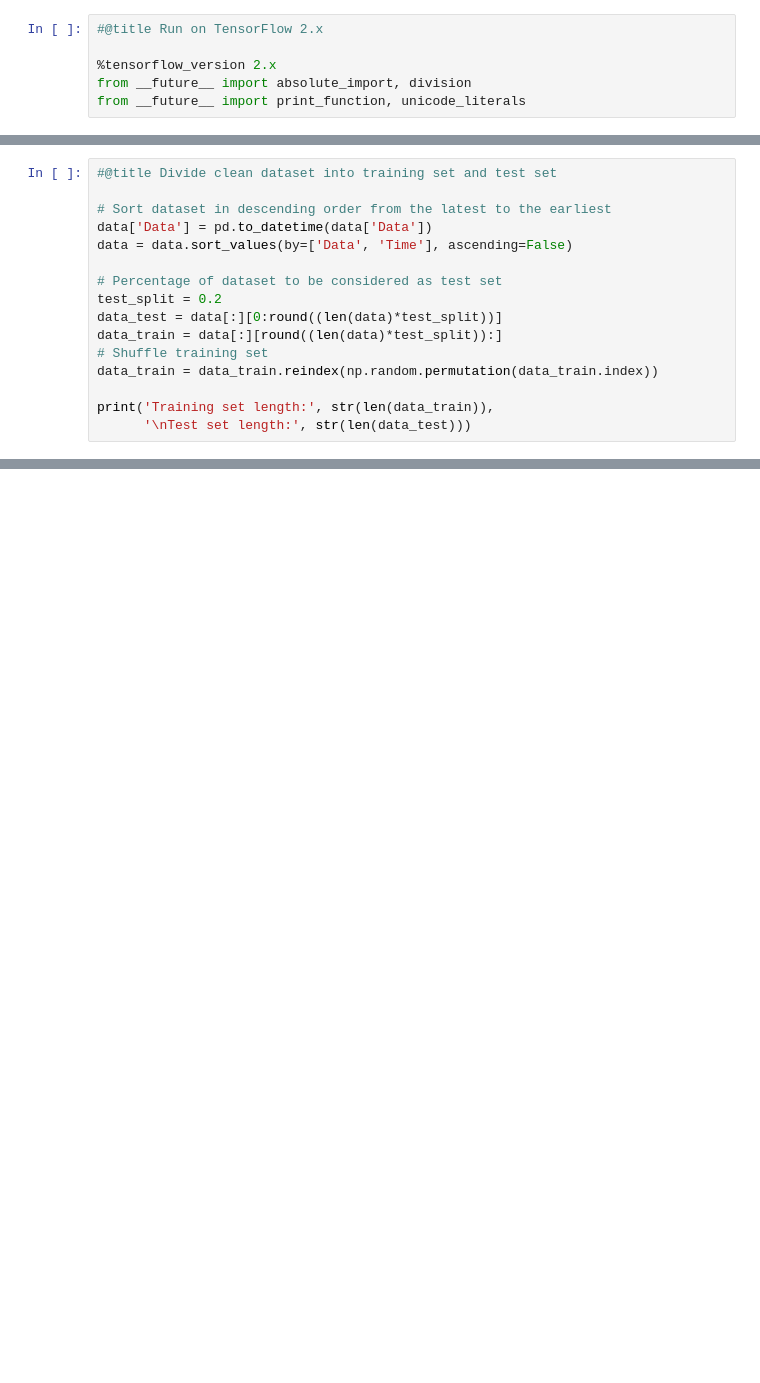
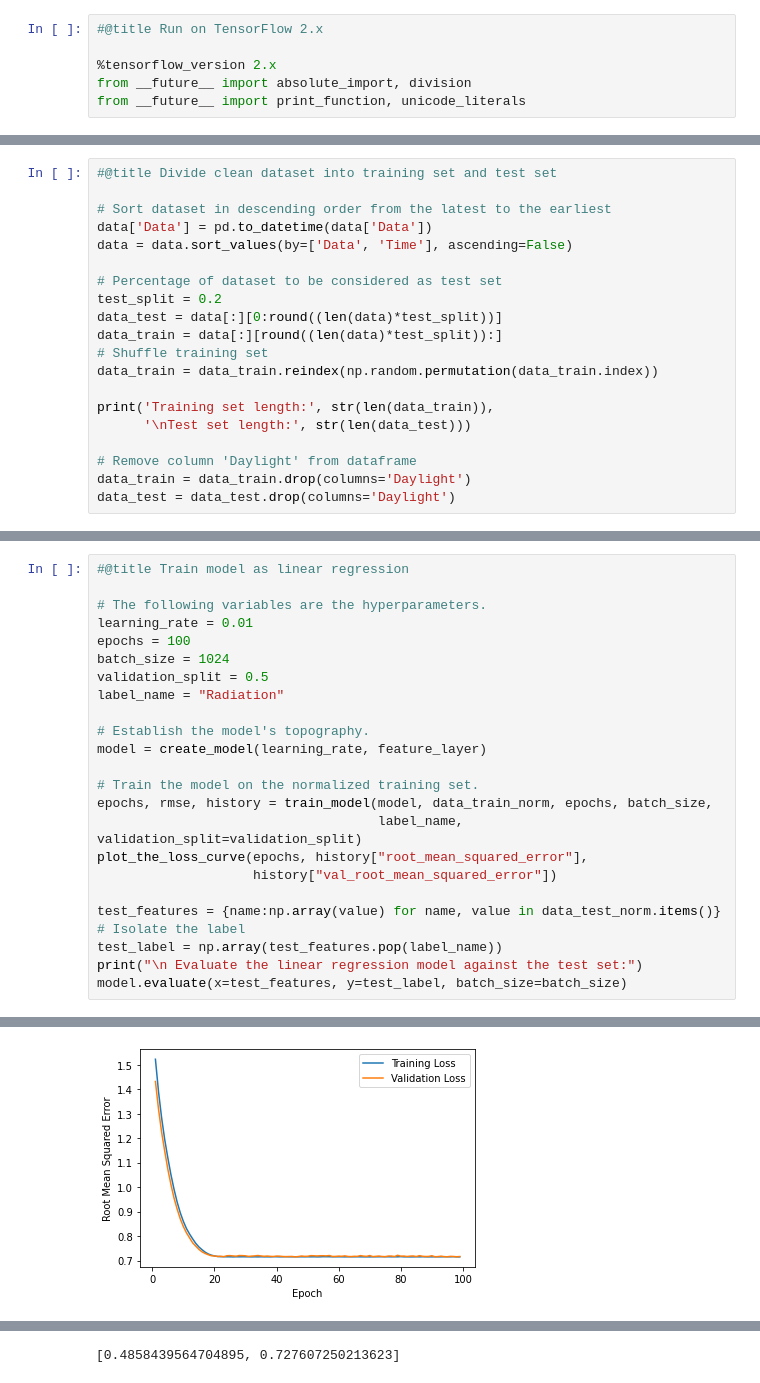
Before and after one commit to marcellinusc/solar-radiation, a Jupyter notebook: ml_model.ipynb, the cells around one changed output, grey strips where cells are left out. Saved outputs shown, nothing was run; the diff lists cells and outputs as text; blank space fills up the shorter version.

Commit message:
Represent features, building linear regression model

```diff
--- a/ml_model.ipynb
+++ b/ml_model.ipynb
@@ -72,3 +80,7 @@ data_train = data_train.reindex(np.random.permutation(data_train.index))
 
 print('Training set length:', str(len(data_train)),
       '\nTest set length:', str(len(data_test)))
+
+# Remove column 'Daylight' from dataframe
+data_train = data_train.drop(columns='Daylight')
+data_test = data_test.drop(columns='Daylight')
@@ -90,0 +225,25 @@ print("Normalized")
+# %%
+#@title Train model as linear regression
+
+# The following variables are the hyperparameters.
+learning_rate = 0.01
+epochs = 100
+batch_size = 1024
+validation_split = 0.5
+label_name = "Radiation"
+
+# Establish the model's topography.
+model = create_model(learning_rate, feature_layer)
+
+# Train the model on the normalized training set.
+epochs, rmse, history = train_model(model, data_train_norm, epochs, batch_size,
+                                    label_name, validation_split=validation_split)
+plot_the_loss_curve(epochs, history["root_mean_squared_error"],
+                    history["val_root_mean_squared_error"])
+
+test_features = {name:np.array(value) for name, value in data_test_norm.items()}
+# Isolate the label
+test_label = np.array(test_features.pop(label_name))
+print("\n Evaluate the linear regression model against the test set:")
+model.evaluate(x=test_features, y=test_label, batch_size=batch_size)
+# %% [output]
@@ -90,0 +267 @@ print("Normalized")
+[figure, added]
@@ -90,0 +270 @@ print("Normalized")
+[0.4858439564704895, 0.727607250213623]
```
Also changed, not shown: parts of 11 cells of this notebook.
